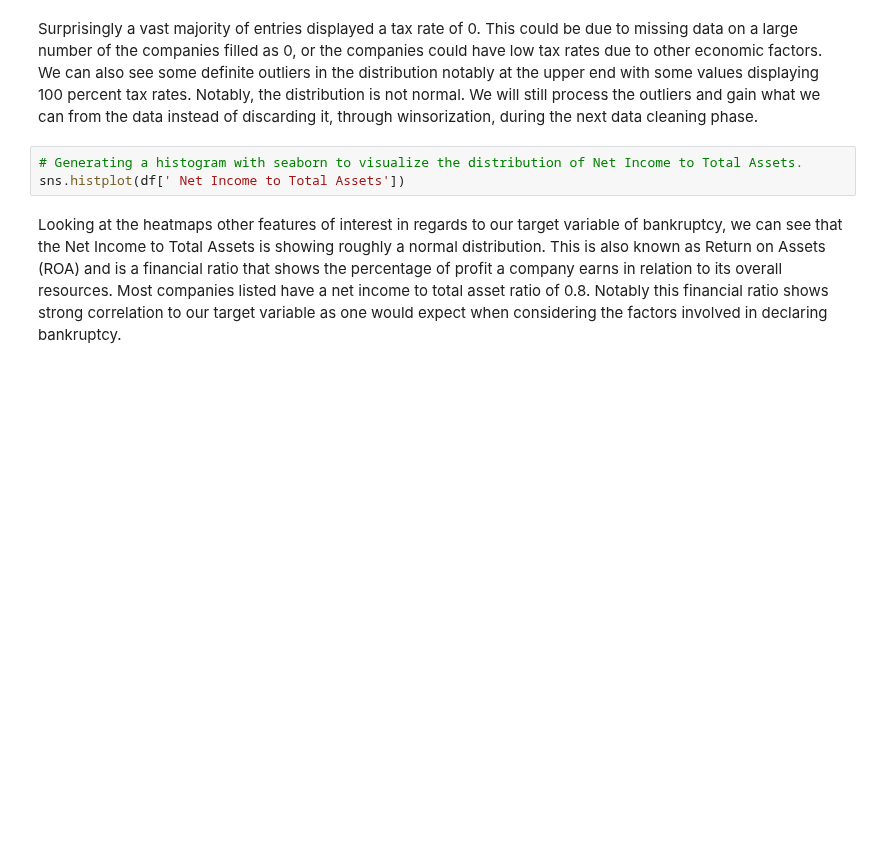
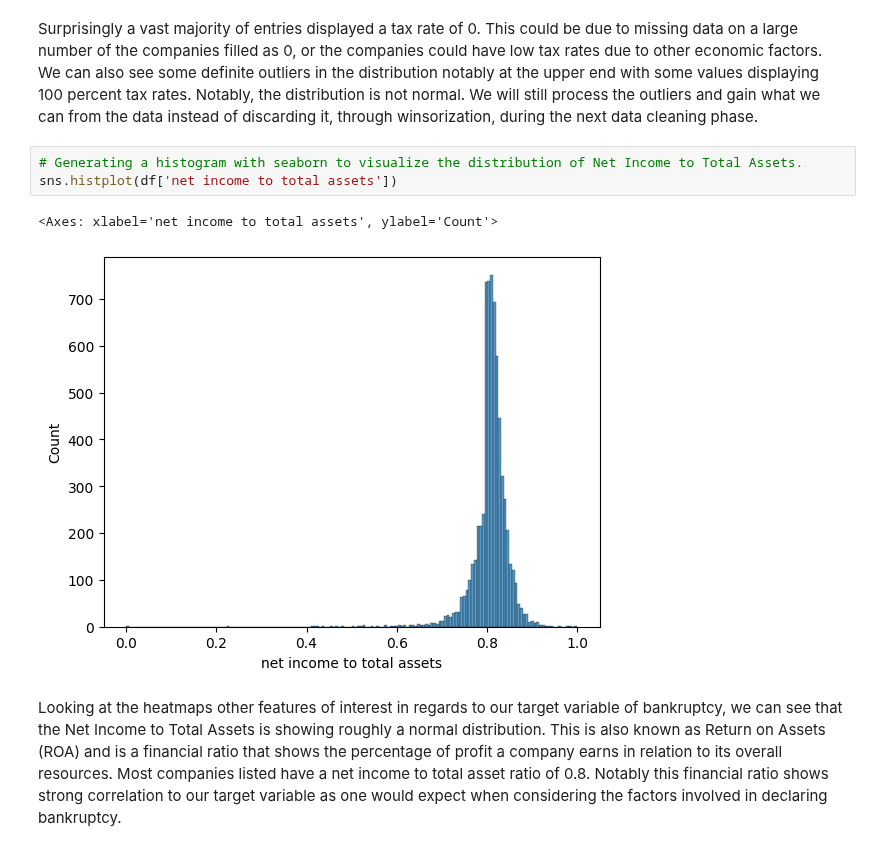
Before and after one commit to cdtalley/Data-Science-Portfolio, a Jupyter notebook: Corporate_Bankruptcy_Prediction.ipynb, the cells around one changed output. Drawn from its saved outputs; the diff is of its cells as text; blank space fills up the shorter version.

```diff
--- a/Corporate_Bankruptcy_Prediction.ipynb
+++ b/Corporate_Bankruptcy_Prediction.ipynb
@@ -226,7 +241,10 @@ sns.histplot(df[' Tax rate (A)'])
 Surprisingly a vast majority of entries displayed a tax rate of 0. This could be due to missing data on a large number of the companies filled as 0, or the companies could have low tax rates due to other economic factors. We can also see some definite outliers in the distribution notably at the upper end with some values displaying 100 percent tax rates. Notably, the distribution is not normal. We will still process the outliers and gain what we can from the data instead of discarding it, through winsorization, during the next data cleaning phase.
 # %%
 # Generating a histogram with seaborn to visualize the distribution of Net Income to Total Assets.
-sns.histplot(df[' Net Income to Total Assets'])
+sns.histplot(df['net income to total assets'])
+# %% [output]
+<Axes: xlabel='net income to total assets', ylabel='Count'>
+[figure, added]
 # %% [markdown]
 Looking at the heatmaps other features of interest in regards to our target variable of bankruptcy, we can see that the Net Income to Total Assets is showing roughly a normal distribution. This is also known as Return on Assets (ROA) and is a financial ratio that shows the percentage of profit a company earns in relation to its overall resources. Most companies listed have a net income to total asset ratio of 0.8. Notably this financial ratio shows strong correlation to our target variable as one would expect when considering the factors involved in declaring bankruptcy.
 # %%
```
Also changed, not shown: parts of 130 cells of this notebook, 14 other files.
